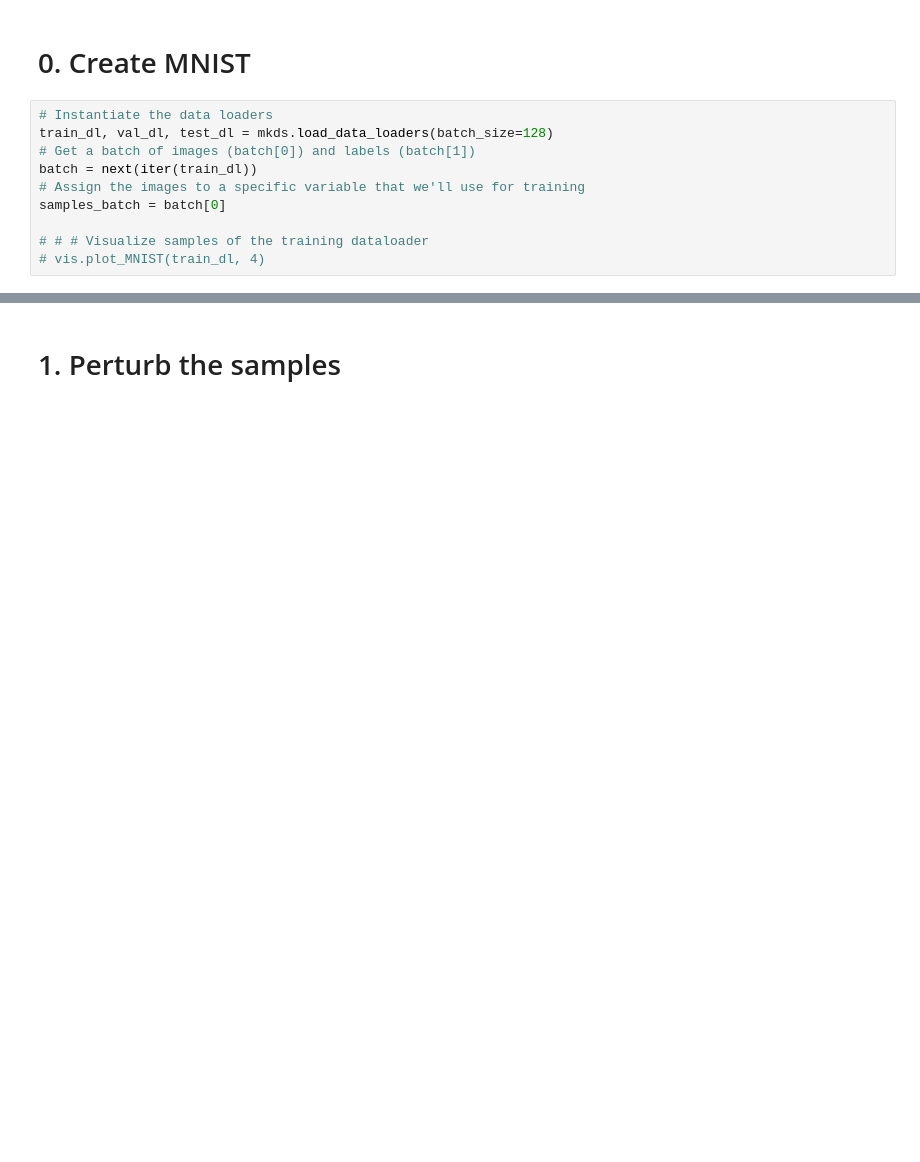
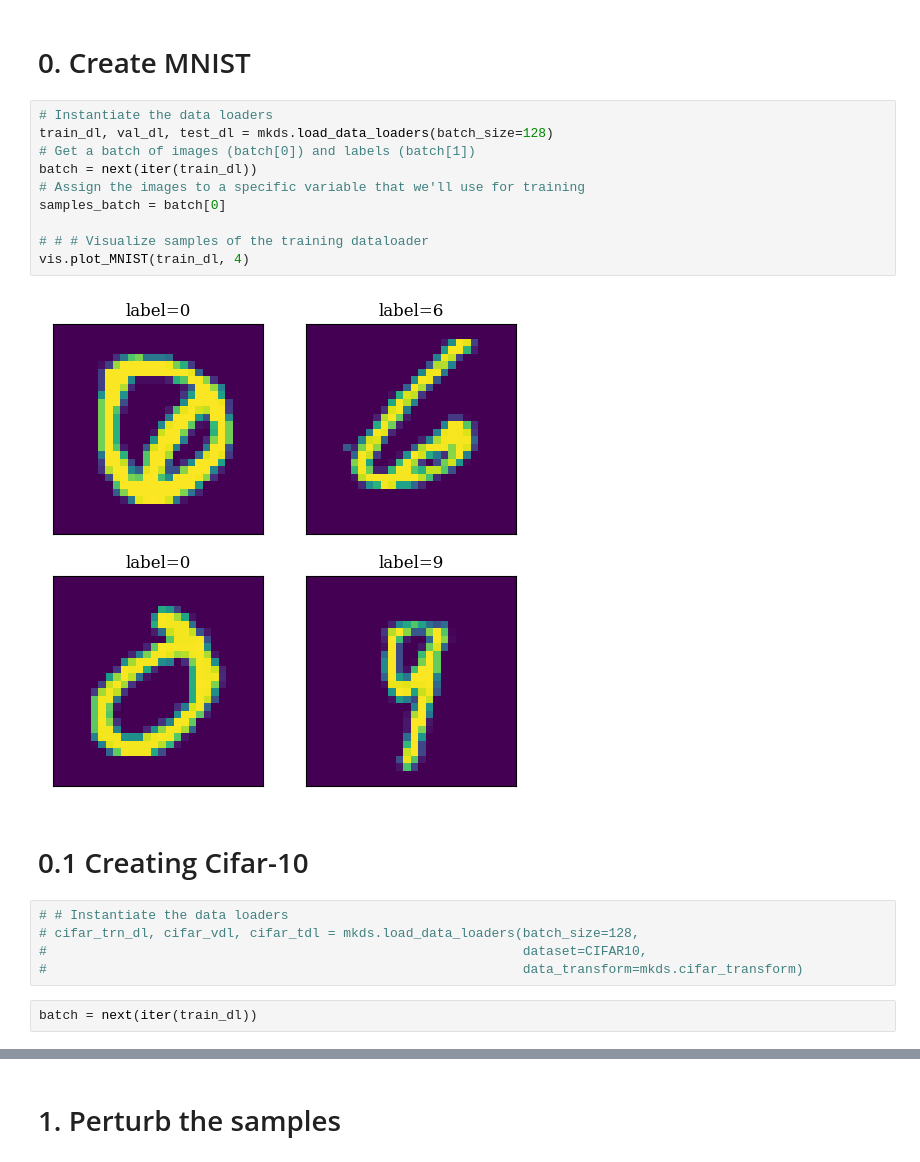
Before and after one commit to MatthewDowicz/PFGM_MNIST, a Jupyter notebook: script_testing.ipynb, the cells around one changed output, grey strips where cells are left out. Saved outputs shown, nothing was run; the diff lists cells and outputs as text; blank space fills up the shorter version.

```diff
--- a/script_testing.ipynb
+++ b/script_testing.ipynb
@@ -59,10 +69,21 @@ rng = default_rng(seed=42)
 # %%
 # Instantiate the data loaders
 train_dl, val_dl, test_dl = mkds.load_data_loaders(batch_size=128)
 # Get a batch of images (batch[0]) and labels (batch[1])
 batch = next(iter(train_dl))
 # Assign the images to a specific variable that we'll use for training
 samples_batch = batch[0]
 
 # # # Visualize samples of the training dataloader
-# vis.plot_MNIST(train_dl, 4)
+vis.plot_MNIST(train_dl, 4)
+# %% [output]
+[figure, added]
+# %% [markdown]
+# 0.1 Creating Cifar-10
+# %%
+# # Instantiate the data loaders
+# cifar_trn_dl, cifar_vdl, cifar_tdl = mkds.load_data_loaders(batch_size=128,
+#                                                             dataset=CIFAR10,
+#                                                             data_transform=mkds.cifar_transform)
+# %%
+batch = next(iter(train_dl))
```
Also changed, not shown: parts of 18 cells of this notebook.
